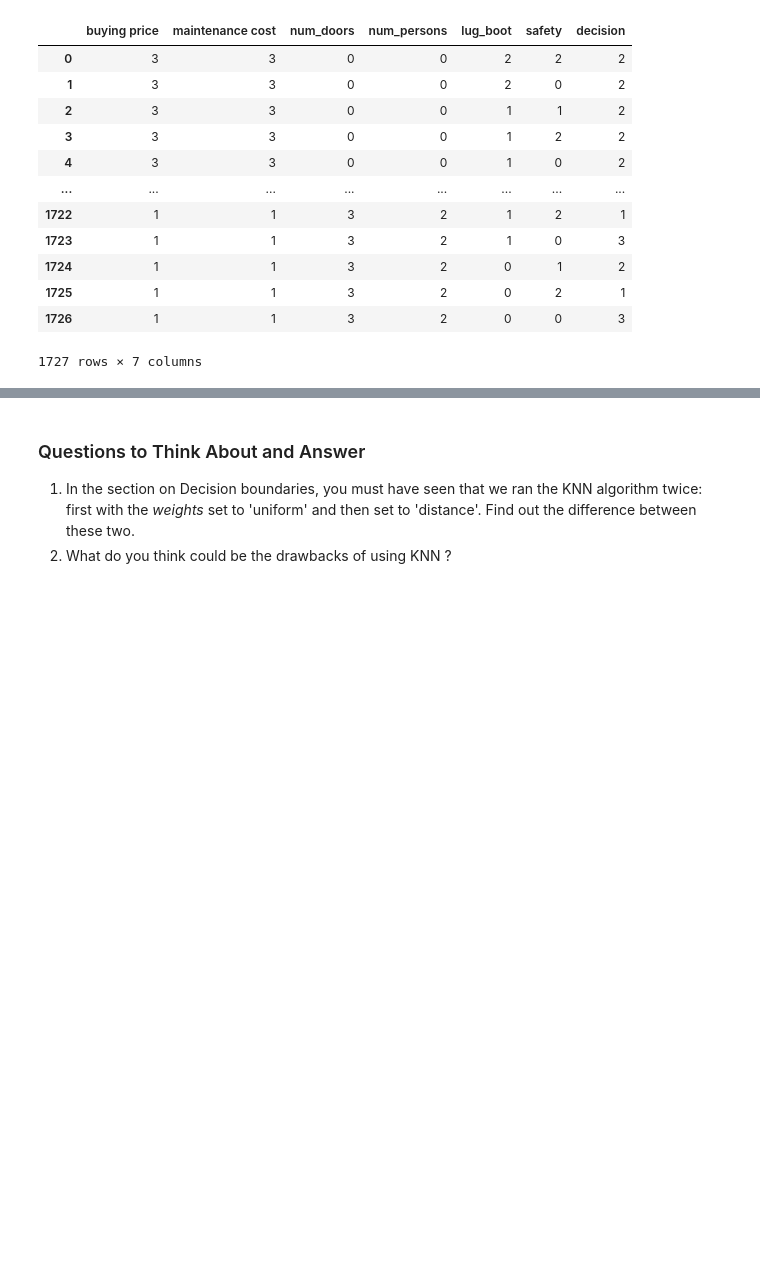
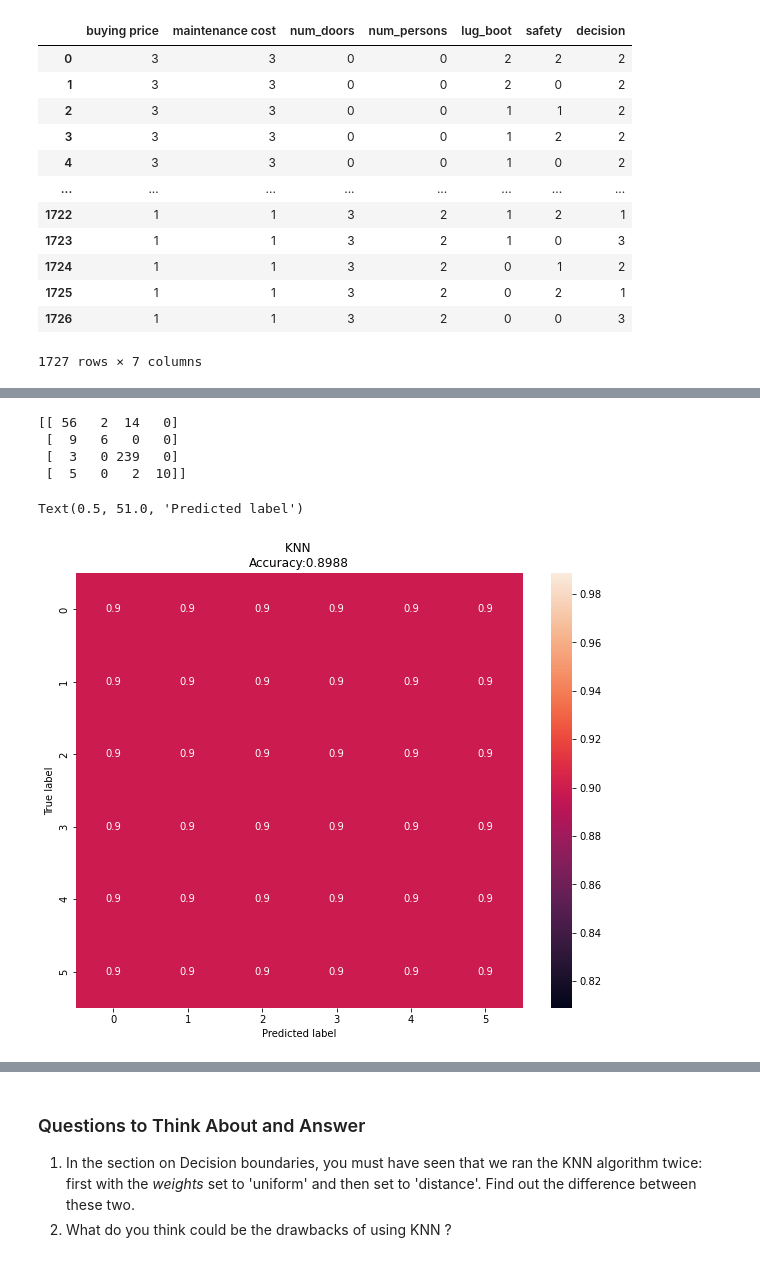
Before and after one commit to shireeshareddy187/fmml2021, a Jupyter notebook: FMML_CLF1_Lab2.ipynb, the cells around one changed output, grey strips where cells are left out. Cells and saved outputs as stored; diff of their text form; code cells hidden in the pictures; blank space fills up the shorter version.

```diff
--- a/FMML_CLF1_Lab2.ipynb
+++ b/FMML_CLF1_Lab2.ipynb
@@ -493 +494,18 @@ The accuracy of the classifier on Car evaluation dataset is 96.00 %
+# %%
+## TASK-3
+## Plot a Confusion Matrix for the results of the Car evaluation
+print(confusion_matrix(y_test,predictions))
+car_df = pd.DataFrame(score, index = [i for i in range(0,6)], columns = [i for i in range(0,6)])
+plt.figure(figsize=(10,8))
+sns.heatmap(car_df,annot=True)
+plt.title('KNN \nAccuracy:{0:.4f}'.format(accuracy_score(y_test,predictions)))
+plt.ylabel('True label')
+plt.xlabel('Predicted label')
+# %% [output]
+[[ 56   2  14   0]
+ [  9   6   0   0]
+ [  3   0 239   0]
+ [  5   0   2  10]]
+Text(0.5, 51.0, 'Predicted label')
+[figure, added]
 # %%
```
Also changed, not shown: parts of 5 cells of this notebook.
